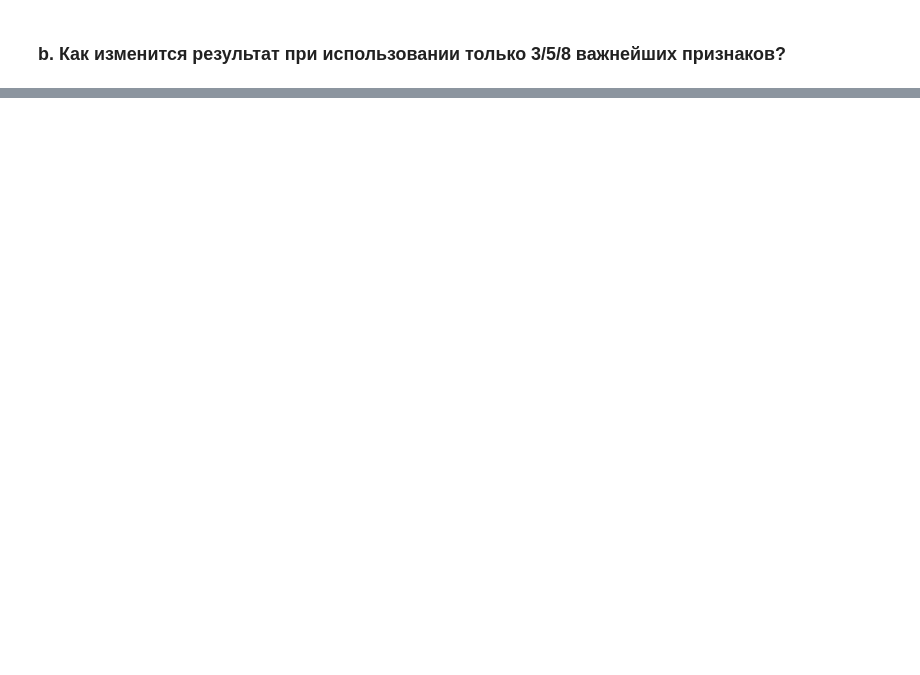
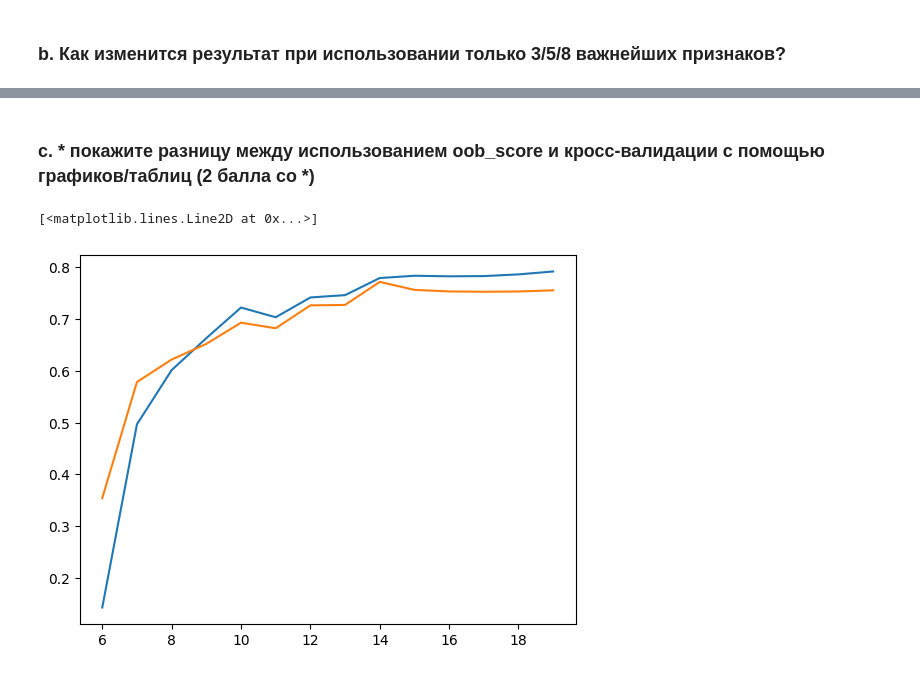
Before and after one commit to Dmitrij-Solovjev/ML_homework, a Jupyter notebook: TEST: TREE.ipynb, the cells around one changed output, grey strips where cells are left out. Cells and saved outputs as stored; diff of their text form; code cells hidden in the pictures; blank space fills up the shorter version.

```diff
--- a/TEST: TREE.ipynb
+++ b/TEST: TREE.ipynb
@@ -475,0 +492,48 @@ fig.tight_layout()
+# %% [markdown]
+### c. * покажите разницу между использованием oob_score и кросс-валидации с помощью графиков/таблиц (2 балла со *)
+# %%
+#df2 = df[feature_names[:3]]
+
+
+from sklearn.ensemble import RandomForestRegressor
+def test (df2):
+    rlf = RandomForestRegressor(oob_score=True,random_state=11)
+
+    X_train_2, X_test_2, y_train_2, y_test_2 = train_test_split(df2, y, test_size=0.3, random_state=1)
+
+    forest = RandomForestRegressor(random_state=0,oob_score=True,
+        #    max_depth=5,
+        #    min_samples_leaf=150,          #Явное ограничения
+        min_samples_split=15,         #Могут быть листья меньше величины, если сильно меняется информативность
+        #    ccp_alpha=0.005,               # выкидываем лишнее (после построения) (prepruning)
+        #    min_impurity_decrease=0.003,  # ограничивает по ходу построения дерева (postpruning)
+        ####    splitter = "random", # выбрать границу определенным образом threshhold (базовый использует max impurity increase)
+        )
+    forest.fit(X_train_2, y_train_2)
+    ulal = forest.oob_score_
+
+    forest = RandomForestRegressor(random_state=0,oob_score=True,
+        #    max_depth=5,
+        #    min_samples_leaf=150,          #Явное ограничения
+        min_samples_split=15,         #Могут быть листья меньше величины, если сильно меняется информативность
+        #    ccp_alpha=0.005,               # выкидываем лишнее (после построения) (prepruning)
+        #    min_impurity_decrease=0.003,  # ограничивает по ходу построения дерева (postpruning)
+        ####    splitter = "random", # выбрать границу определенным образом threshhold (базовый использует max impurity increase)
+        )
+
+
+    return (np.mean(cross_validate(rlf, X_train_2, y_train_2)['test_score']), ulal)
+# %%
+a = []
+b = []
+
+for i in range(6, 20):
+    #print(test(df[feature_names[5:i]]))
+    a.append(test(df[feature_names[5:i]])[0])
+    b.append(test(df[feature_names[5:i]])[1])
+# %%
+plt.plot(list(range(6, 20)), a)
+plt.plot(list(range(6, 20)), b)
+# %% [output]
+[<matplotlib.lines.Line2D at 0x...>]
+[figure, added]
```
Also changed, not shown: parts of 41 cells of this notebook, 1 other file.
